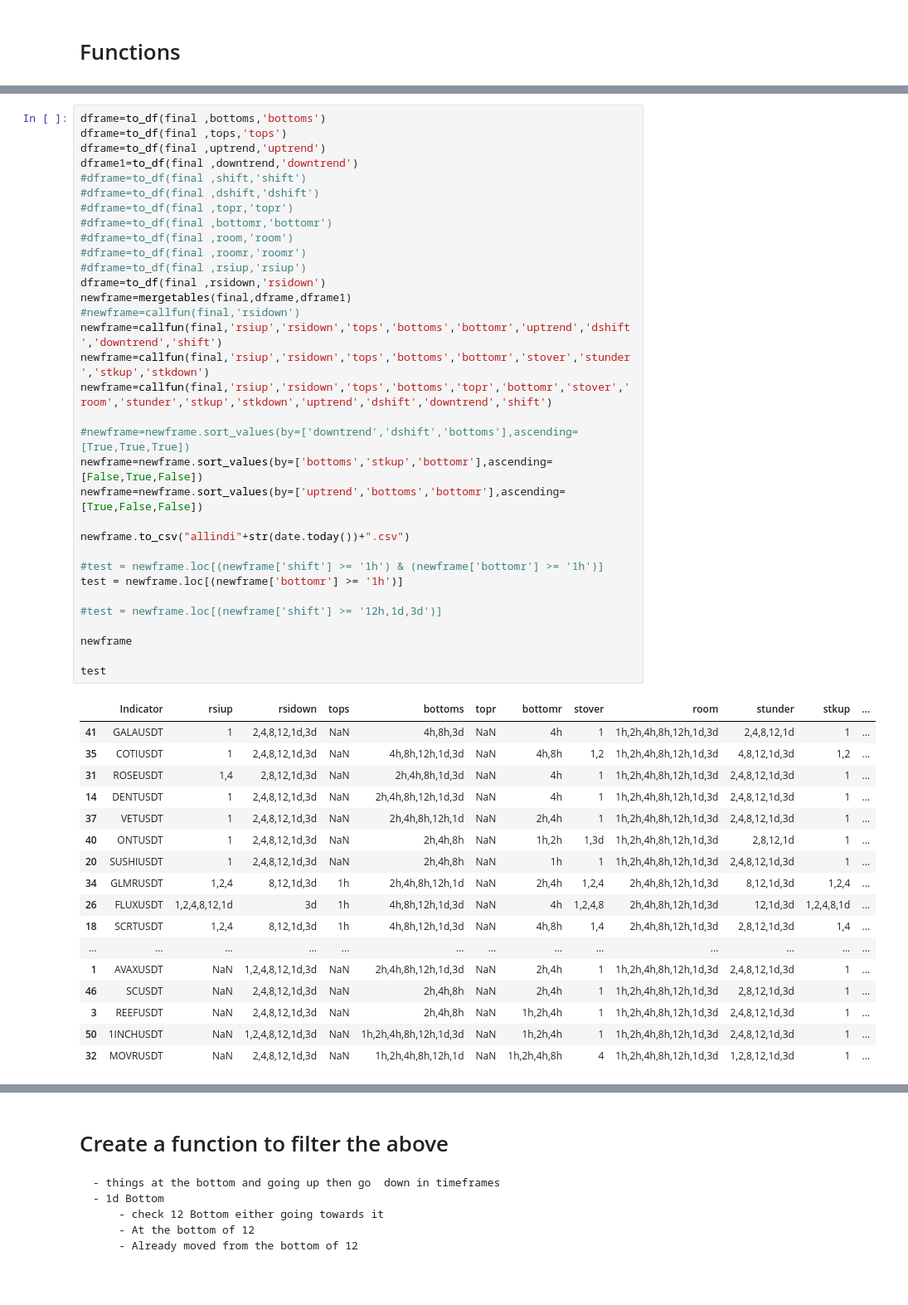
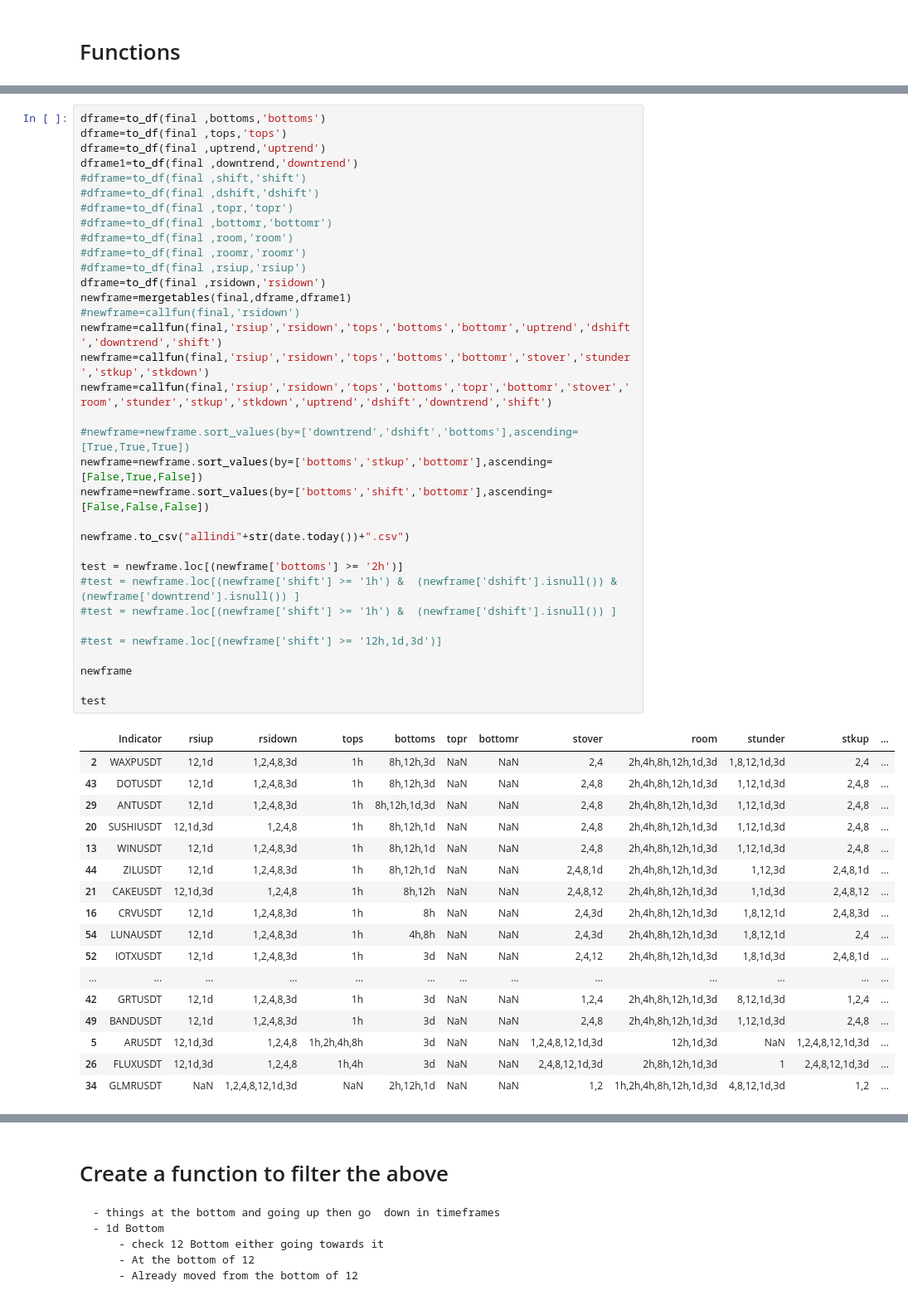
Before and after one commit to hjabbour/ML, a Jupyter notebook: STRSISMA3D1H-Draft.ipynb, the cells around one changed output, grey strips where cells are left out. Shown at 83% size. Drawn from its saved outputs; the diff is of its cells as text.

```diff
--- a/STRSISMA3D1H-Draft.ipynb
+++ b/STRSISMA3D1H-Draft.ipynb
@@ -803,52 +794,53 @@ dframe=to_df(final ,bottoms,'bottoms')
 dframe=to_df(final ,tops,'tops')
 dframe=to_df(final ,uptrend,'uptrend')
 dframe1=to_df(final ,downtrend,'downtrend')
 #dframe=to_df(final ,shift,'shift')
 #dframe=to_df(final ,dshift,'dshift')
 #dframe=to_df(final ,topr,'topr')
 #dframe=to_df(final ,bottomr,'bottomr')
 #dframe=to_df(final ,room,'room')
 #dframe=to_df(final ,roomr,'roomr')
 #dframe=to_df(final ,rsiup,'rsiup')
 dframe=to_df(final ,rsidown,'rsidown')
 newframe=mergetables(final,dframe,dframe1)
 #newframe=callfun(final,'rsidown')
 newframe=callfun(final,'rsiup','rsidown','tops','bottoms','bottomr','uptrend','dshift','downtrend','shift')
 newframe=callfun(final,'rsiup','rsidown','tops','bottoms','bottomr','stover','stunder','stkup','stkdown')
 newframe=callfun(final,'rsiup','rsidown','tops','bottoms','topr','bottomr','stover','room','stunder','stkup','stkdown','uptrend','dshift','downtrend','shift')
 
 #newframe=newframe.sort_values(by=['downtrend','dshift','bottoms'],ascending=[True,True,True])
 newframe=newframe.sort_values(by=['bottoms','stkup','bottomr'],ascending=[False,True,False])
-newframe=newframe.sort_values(by=['uptrend','bottoms','bottomr'],ascending=[True,False,False])
+newframe=newframe.sort_values(by=['bottoms','shift','bottomr'],ascending=[False,False,False])
 
 newframe.to_csv("allindi"+str(date.today())+".csv")
 
-#test = newframe.loc[(newframe['shift'] >= '1h') & (newframe['bottomr'] >= '1h')]
-test = newframe.loc[(newframe['bottomr'] >= '1h')]
+test = newframe.loc[(newframe['bottoms'] >= '2h')]
+#test = newframe.loc[(newframe['shift'] >= '1h') &  (newframe['dshift'].isnull()) & (newframe['downtrend'].isnull()) ]
+#test = newframe.loc[(newframe['shift'] >= '1h') &  (newframe['dshift'].isnull()) ]
 
 #test = newframe.loc[(newframe['shift'] >= '12h,1d,3d')]
 
 newframe
 
 test
 # %% [output]
 |  | Indicator | rsiup | rsidown | tops | bottoms | topr | bottomr | stover | room | stunder | stkup | ... |
-| 41 | GALAUSDT | 1 | 2,4,8,12,1d,3d | NaN | 4h,8h,3d | NaN | 4h | 1 | 1h,2h,4h,8h,12h,1d,3d | 2,4,8,12,1d | 1 | ... |
-| 35 | COTIUSDT | 1 | 2,4,8,12,1d,3d | NaN | 4h,8h,12h,1d,3d | NaN | 4h,8h | 1,2 | 1h,2h,4h,8h,12h,1d,3d | 4,8,12,1d,3d | 1,2 | ... |
-| 31 | ROSEUSDT | 1,4 | 2,8,12,1d,3d | NaN | 2h,4h,8h,1d,3d | NaN | 4h | 1 | 1h,2h,4h,8h,12h,1d,3d | 2,4,8,12,1d,3d | 1 | ... |
-| 14 | DENTUSDT | 1 | 2,4,8,12,1d,3d | NaN | 2h,4h,8h,12h,1d,3d | NaN | 4h | 1 | 1h,2h,4h,8h,12h,1d,3d | 2,4,8,12,1d,3d | 1 | ... |
-| 37 | VETUSDT | 1 | 2,4,8,12,1d,3d | NaN | 2h,4h,8h,12h,1d | NaN | 2h,4h | 1 | 1h,2h,4h,8h,12h,1d,3d | 2,4,8,12,1d,3d | 1 | ... |
-| 40 | ONTUSDT | 1 | 2,4,8,12,1d,3d | NaN | 2h,4h,8h | NaN | 1h,2h | 1,3d | 1h,2h,4h,8h,12h,1d,3d | 2,8,12,1d | 1 | ... |
-| 20 | SUSHIUSDT | 1 | 2,4,8,12,1d,3d | NaN | 2h,4h,8h | NaN | 1h | 1 | 1h,2h,4h,8h,12h,1d,3d | 2,4,8,12,1d,3d | 1 | ... |
-| 34 | GLMRUSDT | 1,2,4 | 8,12,1d,3d | 1h | 2h,4h,8h,12h,1d | NaN | 2h,4h | 1,2,4 | 2h,4h,8h,12h,1d,3d | 8,12,1d,3d | 1,2,4 | ... |
-| 26 | FLUXUSDT | 1,2,4,8,12,1d | 3d | 1h | 4h,8h,12h,1d,3d | NaN | 4h | 1,2,4,8 | 2h,4h,8h,12h,1d,3d | 12,1d,3d | 1,2,4,8,1d | ... |
-| 18 | SCRTUSDT | 1,2,4 | 8,12,1d,3d | 1h | 4h,8h,12h,1d,3d | NaN | 4h,8h | 1,4 | 2h,4h,8h,12h,1d,3d | 2,8,12,1d,3d | 1,4 | ... |
+| 2 | WAXPUSDT | 12,1d | 1,2,4,8,3d | 1h | 8h,12h,3d | NaN | NaN | 2,4 | 2h,4h,8h,12h,1d,3d | 1,8,12,1d,3d | 2,4 | ... |
+| 43 | DOTUSDT | 12,1d | 1,2,4,8,3d | 1h | 8h,12h,3d | NaN | NaN | 2,4,8 | 2h,4h,8h,12h,1d,3d | 1,12,1d,3d | 2,4,8 | ... |
+| 29 | ANTUSDT | 12,1d | 1,2,4,8,3d | 1h | 8h,12h,1d,3d | NaN | NaN | 2,4,8 | 2h,4h,8h,12h,1d,3d | 1,12,1d,3d | 2,4,8 | ... |
+| 20 | SUSHIUSDT | 12,1d,3d | 1,2,4,8 | 1h | 8h,12h,1d | NaN | NaN | 2,4,8 | 2h,4h,8h,12h,1d,3d | 1,12,1d,3d | 2,4,8 | ... |
+| 13 | WINUSDT | 12,1d | 1,2,4,8,3d | 1h | 8h,12h,1d | NaN | NaN | 2,4,8 | 2h,4h,8h,12h,1d,3d | 1,12,1d,3d | 2,4,8 | ... |
+| 44 | ZILUSDT | 12,1d | 1,2,4,8,3d | 1h | 8h,12h,1d | NaN | NaN | 2,4,8,1d | 2h,4h,8h,12h,1d,3d | 1,12,3d | 2,4,8,1d | ... |
+| 21 | CAKEUSDT | 12,1d,3d | 1,2,4,8 | 1h | 8h,12h | NaN | NaN | 2,4,8,12 | 2h,4h,8h,12h,1d,3d | 1,1d,3d | 2,4,8,12 | ... |
+| 16 | CRVUSDT | 12,1d | 1,2,4,8,3d | 1h | 8h | NaN | NaN | 2,4,3d | 2h,4h,8h,12h,1d,3d | 1,8,12,1d | 2,4,8,3d | ... |
+| 54 | LUNAUSDT | 12,1d | 1,2,4,8,3d | 1h | 4h,8h | NaN | NaN | 2,4,3d | 2h,4h,8h,12h,1d,3d | 1,8,12,1d | 2,4 | ... |
+| 52 | IOTXUSDT | 12,1d | 1,2,4,8,3d | 1h | 3d | NaN | NaN | 2,4,12 | 2h,4h,8h,12h,1d,3d | 1,8,1d,3d | 2,4,8,1d | ... |
 | ... | ... | ... | ... | ... | ... | ... | ... | ... | ... | ... | ... | ... |
-| 1 | AVAXUSDT | NaN | 1,2,4,8,12,1d,3d | NaN | 2h,4h,8h,12h,1d,3d | NaN | 2h,4h | 1 | 1h,2h,4h,8h,12h,1d,3d | 2,4,8,12,1d,3d | 1 | ... |
-| 46 | SCUSDT | NaN | 2,4,8,12,1d,3d | NaN | 2h,4h,8h | NaN | 2h,4h | 1 | 1h,2h,4h,8h,12h,1d,3d | 2,8,12,1d,3d | 1 | ... |
-| 3 | REEFUSDT | NaN | 2,4,8,12,1d,3d | NaN | 2h,4h,8h | NaN | 1h,2h,4h | 1 | 1h,2h,4h,8h,12h,1d,3d | 2,4,8,12,1d,3d | 1 | ... |
-| 50 | 1INCHUSDT | NaN | 1,2,4,8,12,1d,3d | NaN | 1h,2h,4h,8h,12h,1d,3d | NaN | 1h,2h,4h | 1 | 1h,2h,4h,8h,12h,1d,3d | 2,4,8,12,1d,3d | 1 | ... |
-| 32 | MOVRUSDT | NaN | 2,4,8,12,1d,3d | NaN | 1h,2h,4h,8h,12h,1d | NaN | 1h,2h,4h,8h | 4 | 1h,2h,4h,8h,12h,1d,3d | 1,2,8,12,1d,3d | 1 | ... |
+| 42 | GRTUSDT | 12,1d | 1,2,4,8,3d | 1h | 3d | NaN | NaN | 1,2,4 | 2h,4h,8h,12h,1d,3d | 8,12,1d,3d | 1,2,4 | ... |
+| 49 | BANDUSDT | 12,1d | 1,2,4,8,3d | 1h | 3d | NaN | NaN | 2,4,8 | 2h,4h,8h,12h,1d,3d | 1,12,1d,3d | 2,4,8 | ... |
+| 5 | ARUSDT | 12,1d,3d | 1,2,4,8 | 1h,2h,4h,8h | 3d | NaN | NaN | 1,2,4,8,12,1d,3d | 12h,1d,3d | NaN | 1,2,4,8,12,1d,3d | ... |
+| 26 | FLUXUSDT | 12,1d,3d | 1,2,4,8 | 1h,4h | 3d | NaN | NaN | 2,4,8,12,1d,3d | 2h,8h,12h,1d,3d | 1 | 2,4,8,12,1d,3d | ... |
+| 34 | GLMRUSDT | NaN | 1,2,4,8,12,1d,3d | NaN | 2h,12h,1d | NaN | NaN | 1,2 | 1h,2h,4h,8h,12h,1d,3d | 4,8,12,1d,3d | 1,2 | ... |
 # %%
 test = newframe.loc[(newframe['Indicator'] == 'BTCUSDT')]
 test
```
Also changed, not shown: parts of 39 cells of this notebook, 4 other files.
